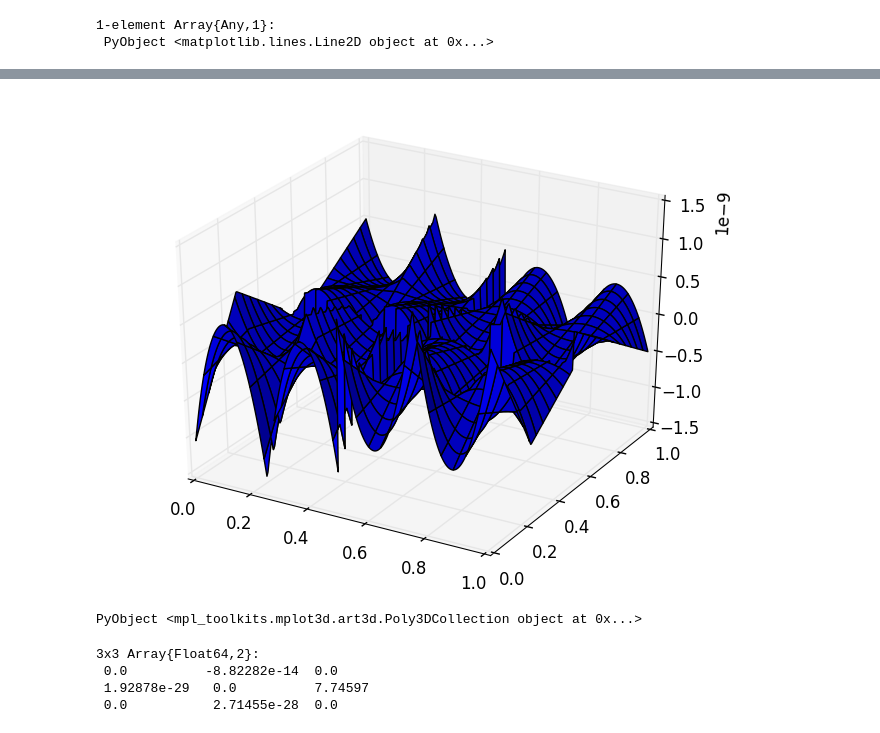
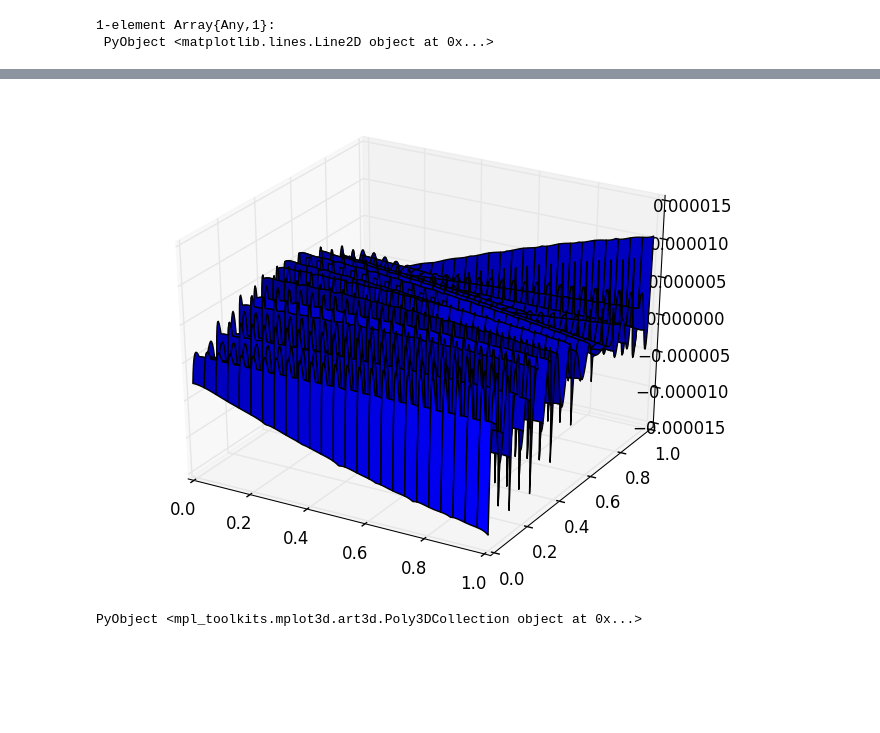
Before and after one commit to ABAtanasov/Sparse-Grids, a Jupyter notebook: Julia Code/Testing Differentiation.ipynb, the cells around one changed output, grey strips where cells are left out. Saved outputs shown, nothing was run; the diff lists cells and outputs as text; code cells hidden in the pictures; blank space fills up the shorter version.

```diff
--- a/Julia Code/Testing Differentiation.ipynb
+++ b/Julia Code/Testing Differentiation.ipynb
@@ -254,0 +313,3 @@ PyObject <mpl_toolkits.mplot3d.art3d.Poly3DCollection object at 0x...>
+# %%
+scoeffs2D=sparse_coefficients_DG(4,(x->sin(pi*x[1]+x[2])),3,2)
+dscoeffs2D=diff_coefficients_DG(1,4,scoeffs2D)
@@ -255,12 +348,5 @@ PyObject <mpl_toolkits.mplot3d.art3d.Poly3DCollection object at 0x...>
 # %%
-plotfunc2D(x->reconstruct_DG(3,coeffsd2,[x[1],x[2]])-dV(1, 3, (2,1), CartesianIndex{2}((1,1)), CartesianIndex{2}((3,3)),[x[1],x[2]]))
+plotfunc2D(x-> reconstruct_DG(4,scoeffs2D,[x[1], x[2]])-sin(pi*x[1]+x[2]))
 # %% [output]
-[figure, old version]
+[figure, new version]
 PyObject <mpl_toolkits.mplot3d.art3d.Poly3DCollection object at 0x...>
-# %%
-coeffsd2[CartesianIndex{2}((3,3))][1,1]
-# %% [output]
-3x3 Array{Float64,2}:
- 0.0          -8.82282e-14  0.0
- 1.92878e-29   0.0          7.74597
- 0.0           2.71455e-28  0.0
```
Also changed, not shown: parts of 28 cells of this notebook, 4 other files.
